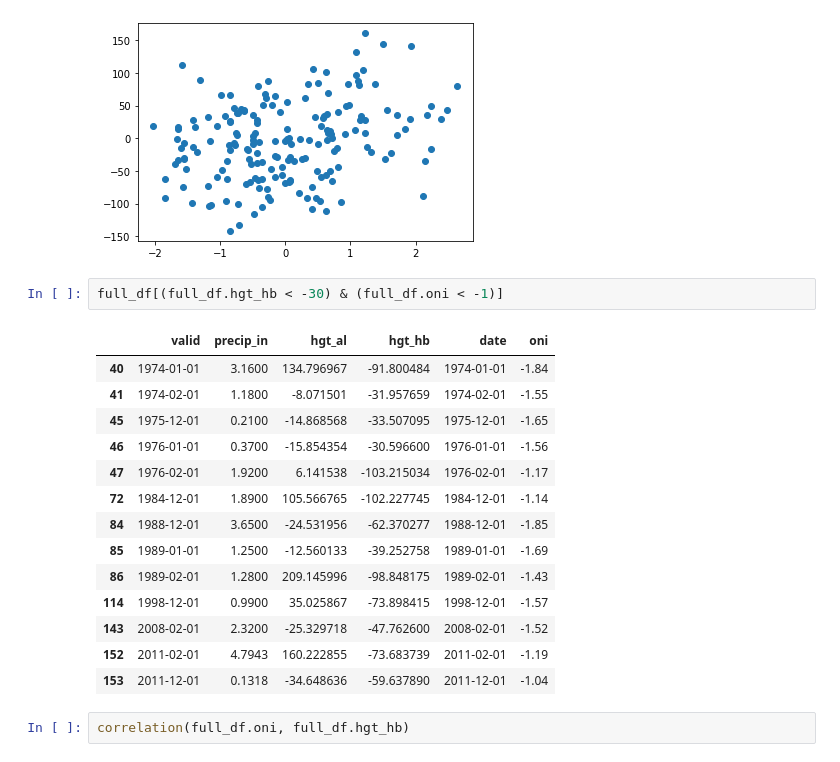
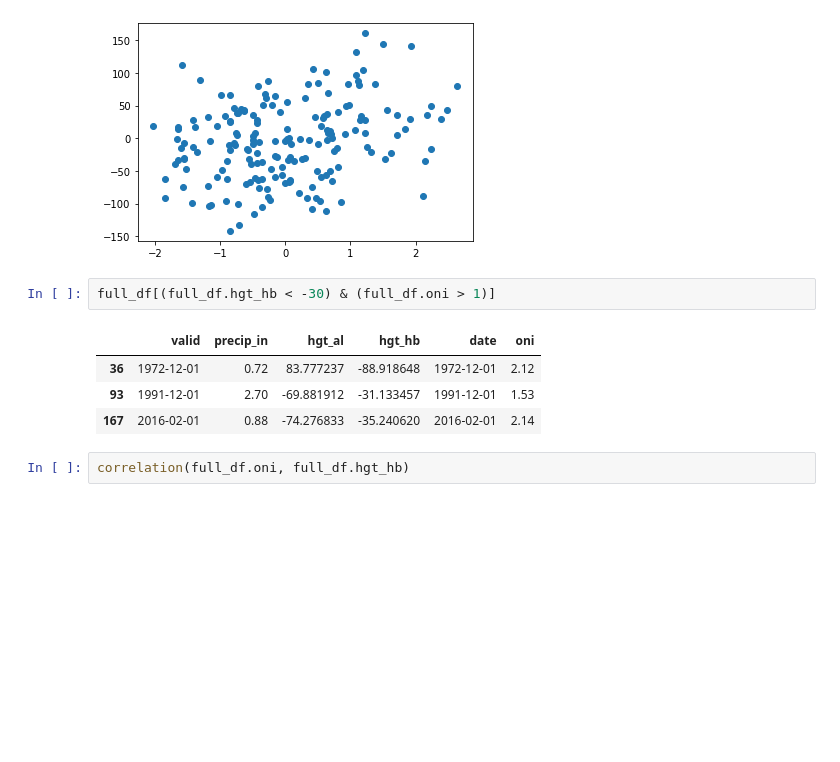
Before and after one commit to wxmann/weather-projects, a Jupyter notebook: proj_ca_hgt_correlations/Correlation of AK and Hudson Bay heights with SFO rainfall.ipynb, the cells around one changed output. Cells and saved outputs as stored; diff of their text form; blank space fills up the shorter version.

```diff
--- a/proj_ca_hgt_correlations/Correlation of AK and Hudson Bay heights with SFO rainfall.ipynb
+++ b/proj_ca_hgt_correlations/Correlation of AK and Hudson Bay heights with SFO rainfall.ipynb
@@ -247,22 +244,12 @@ plt.scatter(full_df.oni, full_df.hgt_hb)
 <matplotlib.collections.PathCollection at 0x...>
 [figure]
 # %%
-full_df[(full_df.hgt_hb < -30) & (full_df.oni < -1)]
+full_df[(full_df.hgt_hb < -30) & (full_df.oni > 1)]
 # %% [output]
 |  | valid | precip_in | hgt_al | hgt_hb | date | oni |
-| 40 | 1974-01-01 | 3.1600 | 134.796967 | -91.800484 | 1974-01-01 | -1.84 |
-| 41 | 1974-02-01 | 1.1800 | -8.071501 | -31.957659 | 1974-02-01 | -1.55 |
-| 45 | 1975-12-01 | 0.2100 | -14.868568 | -33.507095 | 1975-12-01 | -1.65 |
-| 46 | 1976-01-01 | 0.3700 | -15.854354 | -30.596600 | 1976-01-01 | -1.56 |
-| 47 | 1976-02-01 | 1.9200 | 6.141538 | -103.215034 | 1976-02-01 | -1.17 |
-| 72 | 1984-12-01 | 1.8900 | 105.566765 | -102.227745 | 1984-12-01 | -1.14 |
-| 84 | 1988-12-01 | 3.6500 | -24.531956 | -62.370277 | 1988-12-01 | -1.85 |
-| 85 | 1989-01-01 | 1.2500 | -12.560133 | -39.252758 | 1989-01-01 | -1.69 |
-| 86 | 1989-02-01 | 1.2800 | 209.145996 | -98.848175 | 1989-02-01 | -1.43 |
-| 114 | 1998-12-01 | 0.9900 | 35.025867 | -73.898415 | 1998-12-01 | -1.57 |
-| 143 | 2008-02-01 | 2.3200 | -25.329718 | -47.762600 | 2008-02-01 | -1.52 |
-| 152 | 2011-02-01 | 4.7943 | 160.222855 | -73.683739 | 2011-02-01 | -1.19 |
-| 153 | 2011-12-01 | 0.1318 | -34.648636 | -59.637890 | 2011-12-01 | -1.04 |
+| 36 | 1972-12-01 | 0.72 | 83.777237 | -88.918648 | 1972-12-01 | 2.12 |
+| 93 | 1991-12-01 | 2.70 | -69.881912 | -31.133457 | 1991-12-01 | 1.53 |
+| 167 | 2016-02-01 | 0.88 | -74.276833 | -35.240620 | 2016-02-01 | 2.14 |
 # %%
 correlation(full_df.oni, full_df.hgt_hb)
 # %% [output]
```
Also changed, not shown: parts of 4 cells of this notebook.
